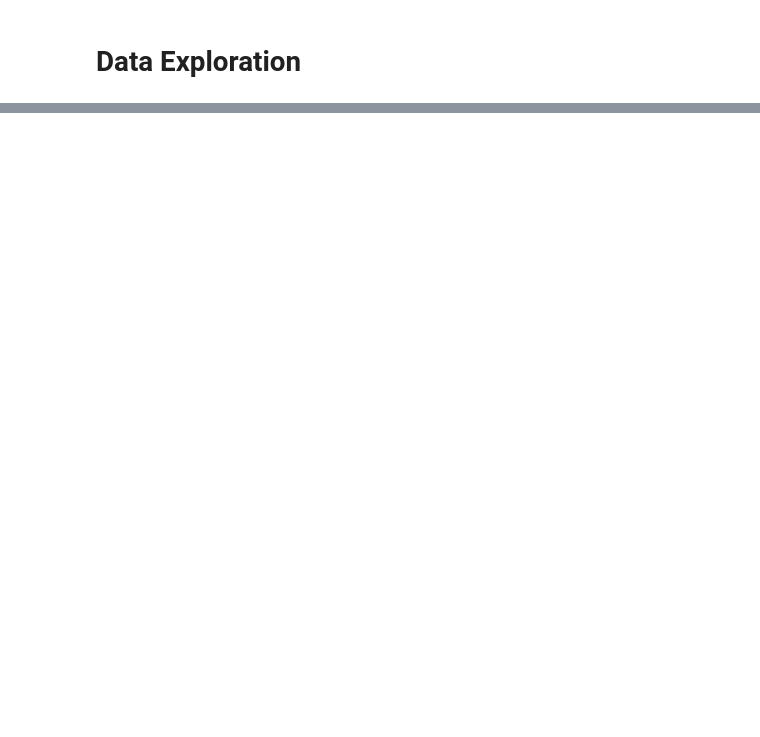
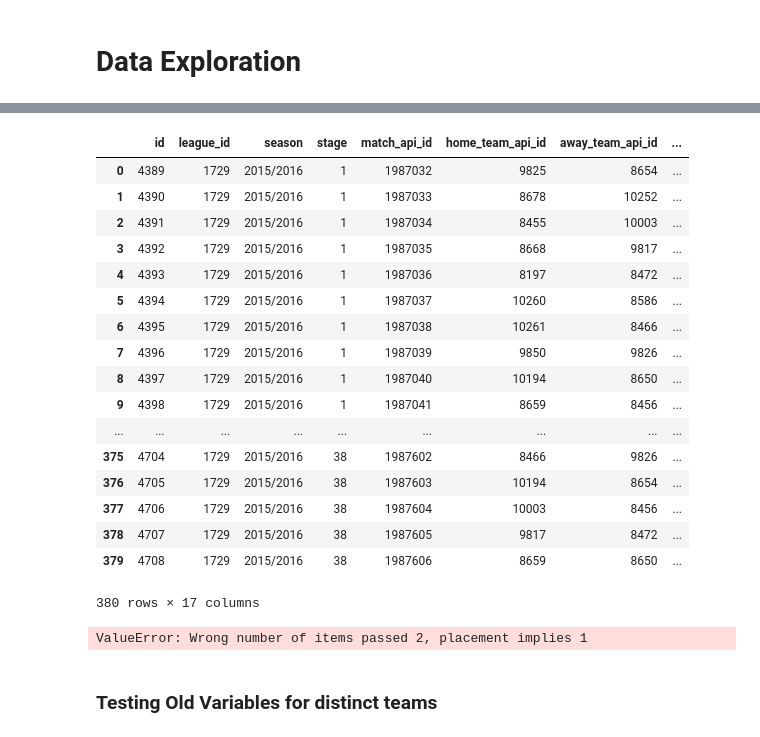
Before and after one commit to georgebrockman/beatthebookies, a Jupyter notebook: beatthebookies/notebooks/nico_explore.ipynb, the cells around one changed output, grey strips where cells are left out. Drawn from its saved outputs; the diff is of its cells as text; code cells hidden in the pictures; blank space fills up the shorter version.

```diff
--- a/beatthebookies/notebooks/nico_explore.ipynb
+++ b/beatthebookies/notebooks/nico_explore.ipynb
@@ -27,0 +32,4 @@ matches_df.head(5)
+# %%
+matches_df['home_goals']= matches_df.groupby('home_team_api_id')['home_team_goal'].cumsum().fillna(0)
+# %%
+matches_df['away_goals']= matches_df.groupby('home_team_api_id')['away_team_goal'].cumsum().fillna(0)
@@ -27,0 +66,10 @@ matches_df.head(5)
+# %%
+matches_df['home']=0
+matches_df['away']=0
+matches_df['home_draw']=0
+#matches_df['away_draw']=0
+
+matches_df.loc[matches_df['home_team_goal'] > matches_df['away_team_goal'],'home']=1
+matches_df.loc[matches_df['home_team_goal'] < matches_df['away_team_goal'],'away']=1
+matches_df.loc[matches_df['home_team_goal'] == matches_df['away_team_goal'],'home_draw']=1
+#matches_df.loc[matches_df['home_team_goal'] == matches_df['away_team_goal'],'away_draw']=1
@@ -27,0 +85,30 @@ matches_df.head(5)
+# %%
+matches_df['home_wins_cum']=matches_df.groupby('home_team_api_id')['home'].cumsum()
+matches_df['away_wins_cum']=matches_df.groupby('home_team_api_id')['away'].cumsum()
+matches_df['home_draw_cum']=matches_df.groupby('home_team_api_id')['home_draw'].cumsum()
+#matches_df['away_draw_cum']=matches_df.groupby('away_team_api_id')['away_draw'].cumsum()
+# %%
+matches_df.groupby('stage').head(20)
+# %% [output]
+|  | id | league_id | season | stage | match_api_id | home_team_api_id | away_team_api_id | ... |
+| 0 | 4389 | 1729 | 2015/2016 | 1 | 1987032 | 9825 | 8654 | ... |
+| 1 | 4390 | 1729 | 2015/2016 | 1 | 1987033 | 8678 | 10252 | ... |
+| 2 | 4391 | 1729 | 2015/2016 | 1 | 1987034 | 8455 | 10003 | ... |
+| 3 | 4392 | 1729 | 2015/2016 | 1 | 1987035 | 8668 | 9817 | ... |
+| 4 | 4393 | 1729 | 2015/2016 | 1 | 1987036 | 8197 | 8472 | ... |
+| 5 | 4394 | 1729 | 2015/2016 | 1 | 1987037 | 10260 | 8586 | ... |
+| 6 | 4395 | 1729 | 2015/2016 | 1 | 1987038 | 10261 | 8466 | ... |
+| 7 | 4396 | 1729 | 2015/2016 | 1 | 1987039 | 9850 | 9826 | ... |
+| 8 | 4397 | 1729 | 2015/2016 | 1 | 1987040 | 10194 | 8650 | ... |
+| 9 | 4398 | 1729 | 2015/2016 | 1 | 1987041 | 8659 | 8456 | ... |
+| ... | ... | ... | ... | ... | ... | ... | ... | ... |
+| 375 | 4704 | 1729 | 2015/2016 | 38 | 1987602 | 8466 | 9826 | ... |
+| 376 | 4705 | 1729 | 2015/2016 | 38 | 1987603 | 10194 | 8654 | ... |
+| 377 | 4706 | 1729 | 2015/2016 | 38 | 1987604 | 10003 | 8456 | ... |
+| 378 | 4707 | 1729 | 2015/2016 | 38 | 1987605 | 9817 | 8472 | ... |
+| 379 | 4708 | 1729 | 2015/2016 | 38 | 1987606 | 8659 | 8650 | ... |
+380 rows × 17 columns
+# %%
+matches_df['home_and_away'] = matches_df.groupby(['home_team_api_id','away_team_api_id'])['home_wins_cum','away_wins_cum'].cumsum()
+# %% [output]
+ValueError: Wrong number of items passed 2, placement implies 1
@@ -27,0 +117,2 @@ matches_df.head(5)
+# %% [markdown]
+### Testing Old Variables for distinct teams
```
Also changed, not shown: parts of 11 cells of this notebook.
